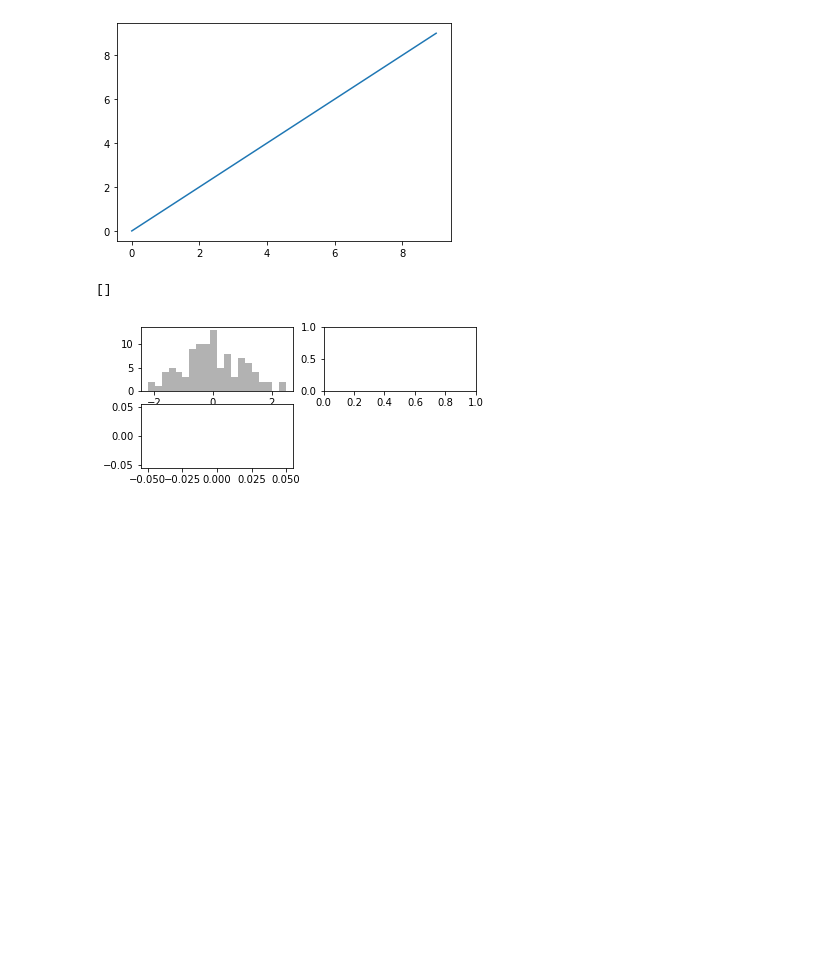
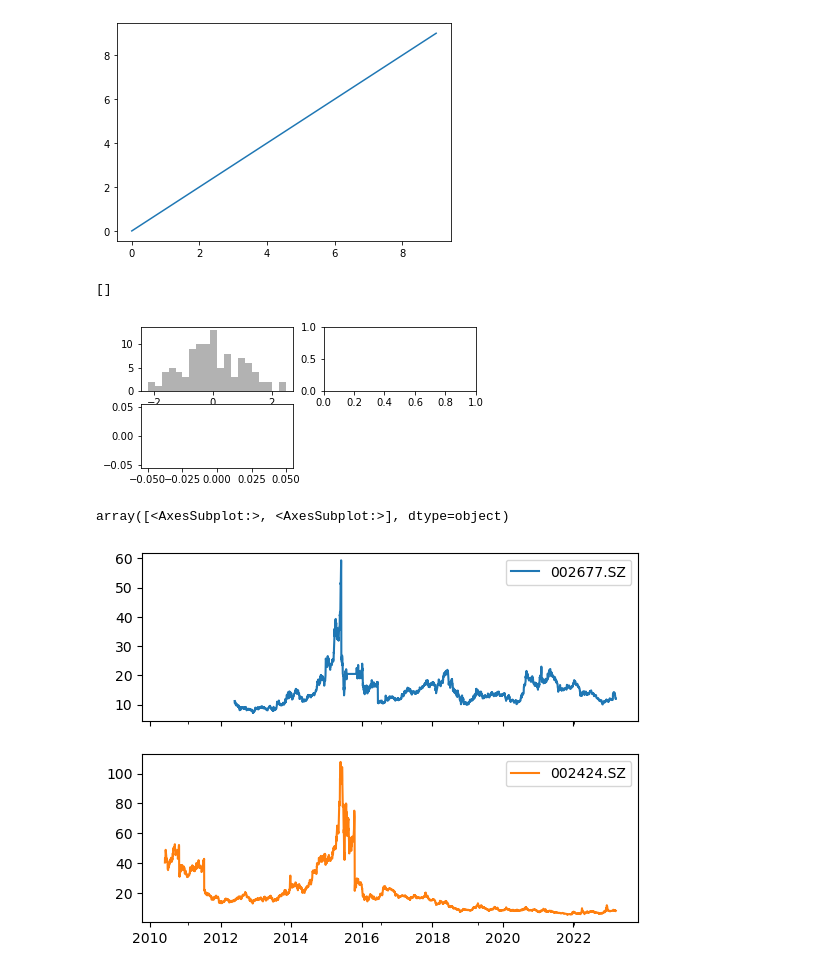
Before and after one commit to Howieshi666/Investment, a Jupyter notebook: matplotlib.ipynb, the cells around one changed output. Drawn from its saved outputs; the diff is of its cells as text; code cells hidden in the pictures; blank space fills up the shorter version.

Commit message:
modify plot sma

```diff
--- a/matplotlib.ipynb
+++ b/matplotlib.ipynb
@@ -20,3 +27,12 @@ plt.plot()
 # %% [output]
 []
 [figure]
+# %%
+codes=['002677.SZ','002424.SZ']
+error, sec_close = w.wsd(codes, "close", "1999-01-01", "2023-03-16", "TradingCalendar=SZSE", usedf=True)
+sec_close.dropna(how='all', inplace=True)
+# %%
+sec_close.plot(subplots=True)
+# %% [output]
+array([<AxesSubplot:>, <AxesSubplot:>], dtype=object)
+[figure, added]
```
Also changed, not shown: parts of 6 cells of this notebook, 1 other file.
